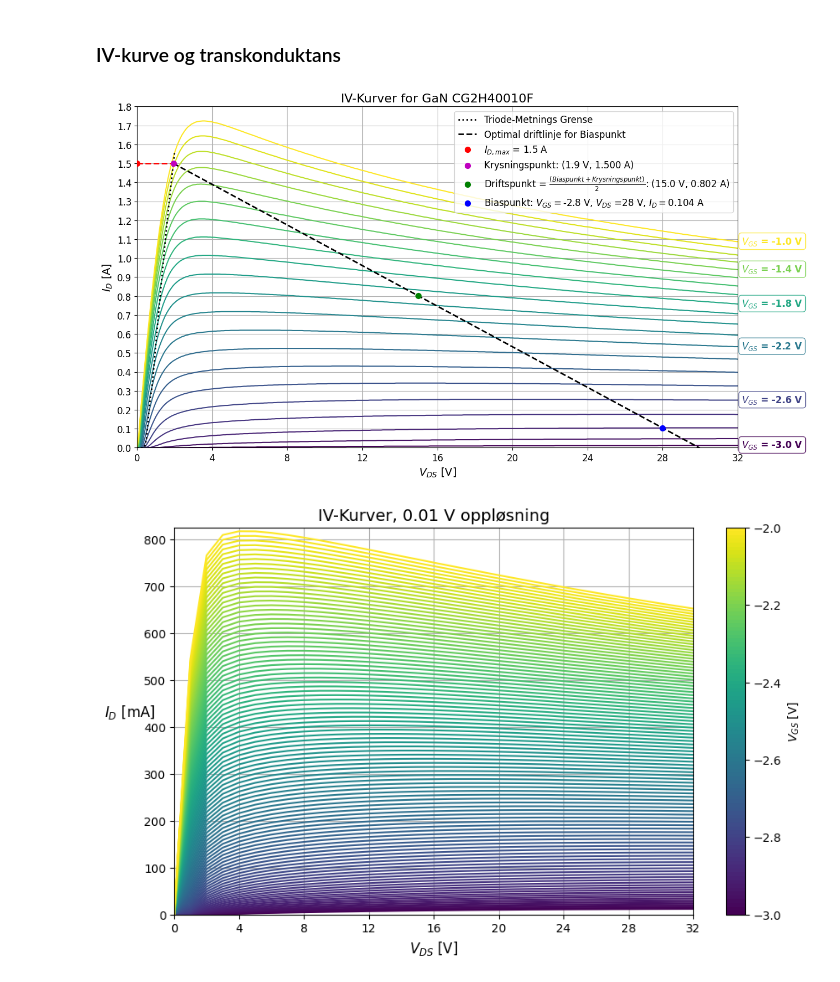
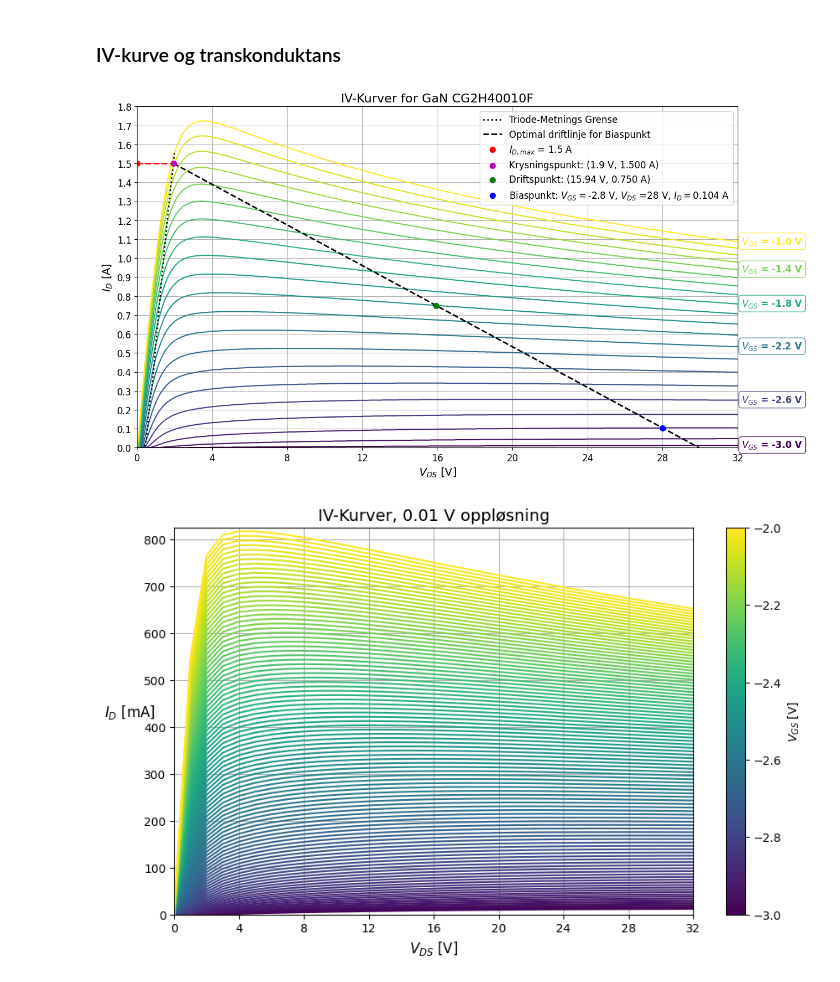
Before and after one commit to SkaugJr/TTT4201-Radiosystemdesign, a Jupyter notebook: Databehandling/Visualisering.ipynb, the cells around one changed output. Drawn from its saved outputs; the diff is of its cells as text; code cells hidden in the pictures.

```diff
--- a/Databehandling/Visualisering.ipynb
+++ b/Databehandling/Visualisering.ipynb
@@ -83,42 +83,44 @@ def find_intersection(x_lastlinje, y_lastlinje, x_boundary, y_boundary):
 
 # Find the intersection point
 VDS_intersection, ID_intersection = find_intersection(x_driftlinje, y_driftlinje, x_boundary, y_boundary)
-VDS_operating = (VDS_bias + VDS_intersection) / 2
-ID_operating = (I_bias + ID_intersection) / 2
+
+VDS_at_I_zero = np.interp(0, y_driftlinje[::-1], x_driftlinje[::-1])
+VDS_operating = (VDS_at_I_zero + VDS_intersection) / 2
+ID_operating = (0 + ID_intersection) / 2
 
 # Plot IV curves for different VGS values
 plt.figure(figsize=(14, 8))
 for i, vgs in enumerate(unique_vgs):
     subset = IV_kurve01[IV_kurve01['VGS'] == vgs]
     plt.plot(subset['VDS'], subset['ID'], color=IV_cmap(i))
     # Annotate the endpoint of each curve with the VGS value
     if i % 4 == 0:
         props = dict(boxstyle='round', facecolor='white', alpha=0.8, edgecolor=IV_cmap(i))
         plt.annotate('$V_{GS}$ = '+f'{vgs} V', xy=(subset['VDS'].iloc[-1], subset['ID'].iloc[-1]),
                      xytext=(5, -3), textcoords='offset points', bbox=props, fontsize=12, fontweight='bold', color=IV_cmap(i))
 
 plt.plot(x_boundary, y_boundary, color='k', linestyle=':', linewidth=2, label='Triode-Metnings Grense')
 plt.plot(x_driftlinje, y_driftlinje, color='k', linestyle='--', linewidth=2, label='Optimal driftlinje for Biaspunkt')
 plt.plot([0, VDS_intersection], [Imax, Imax], color='r', linestyle='--', linewidth=2)
 
 plt.scatter(0, Imax, color='r', s=50, zorder=10, label='$I_{D,max}$ = 1.5 A')
 plt.scatter(VDS_intersection, ID_intersection, color='m', s=50, zorder=10, label='Krysningspunkt: '+f'({VDS_intersection:.1f} V, {ID_intersection:.3f} A)')
-plt.scatter(VDS_operating, ID_operating, color='g', s=50, zorder=10, label=r'Driftspunkt = $\frac{(Biaspunkt + Krysningspunkt)}{2}$: '+f'({VDS_operating:.1f} V, {ID_operating:.3f} A)')
+plt.scatter(VDS_operating, ID_operating, color='g', s=50, zorder=10, label=f'Driftspunkt: ({VDS_operating:.2f} V, {ID_operating:.3f} A)')
 plt.scatter(VDS_bias, I_bias, color='b', s=50, zorder=10, label='Biaspunkt: $V_{GS} = $'+f'{VGS_bias}'+' V, $V_{DS}$ ='+f'{VDS_bias} V, ' + f'$I_D = {I_bias:.3f}$ A')
 
 plt.xlabel('$V_{DS}$ [V]', fontsize=14)
 plt.ylabel('$I_D$ [A]', fontsize=14)
 plt.title('IV-Kurver for GaN CG2H40010F', fontsize=16)
 
 plt.xlim(0, 32)
 plt.ylim(0, 1.5)
 plt.yticks(np.arange(0, 1.8 + 0.1, 0.1), fontsize=12)
 plt.xticks(np.arange(0, 32.1, 4), fontsize=12)
 plt.grid(True)
 plt.legend(fontsize=12)
 plt.show()
 # %% [output]
-[figure, old version]
+[figure, new version]
 # %%
 # Load IV data
 IV_kurve = np.loadtxt('Data/Simulering/Transistorkarakteristikk/IV_kurve.csv', delimiter=',', skiprows=17)
```
